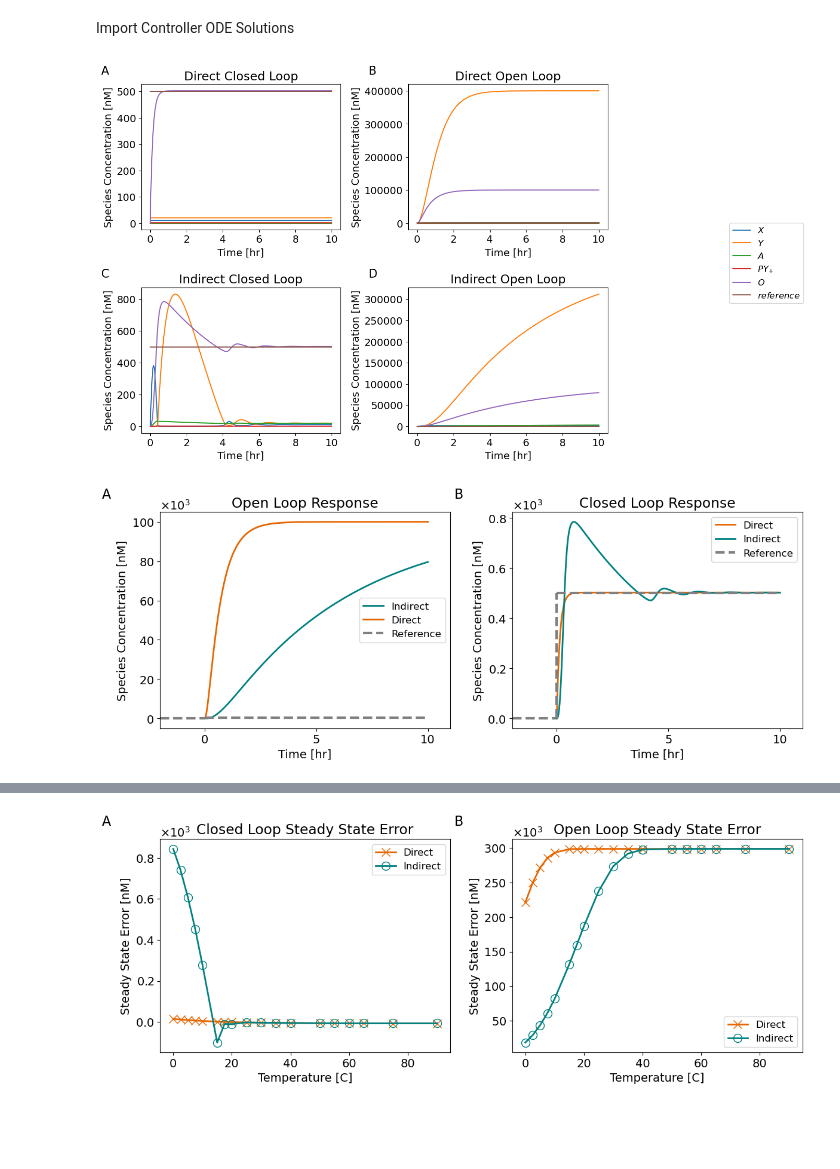
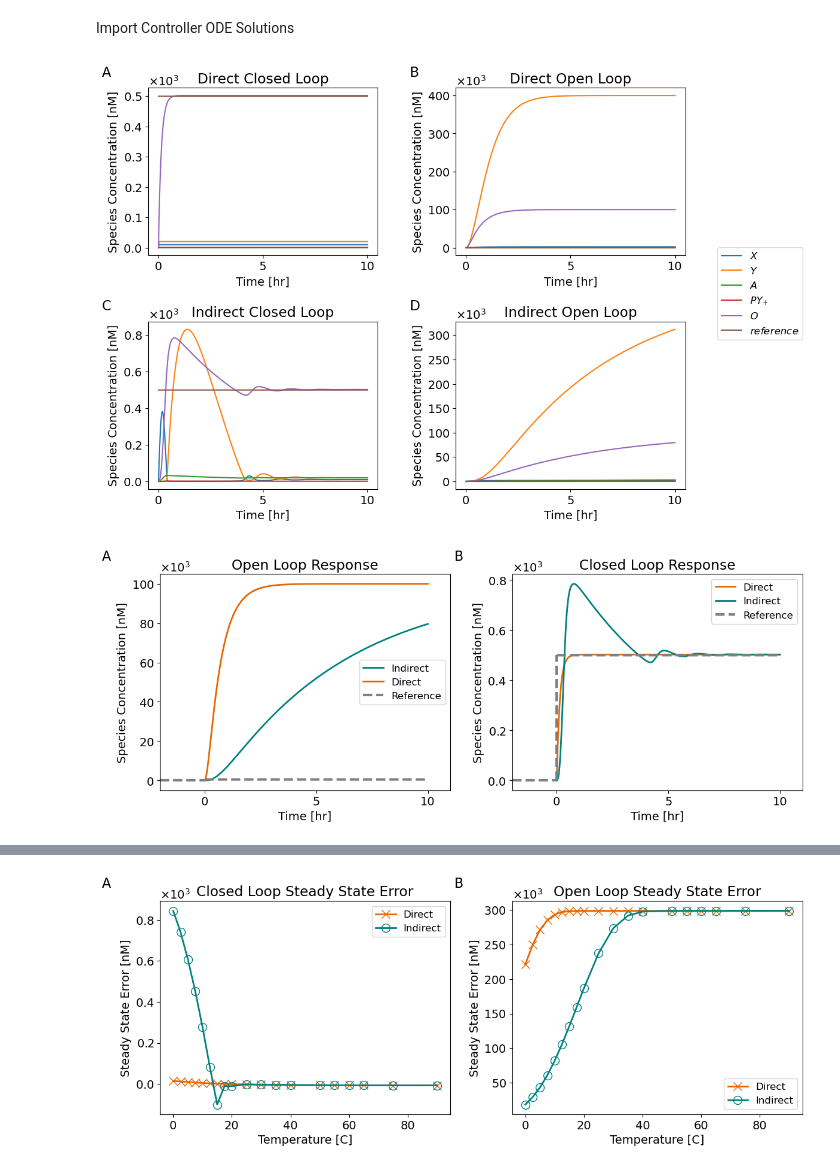
Before and after one commit to spackman/sysbio_RNA_controllers, a Jupyter notebook: analysis.ipynb, the cells around one changed output, grey strips where cells are left out. Saved outputs shown, nothing was run; the diff lists cells and outputs as text; code cells hidden in the pictures; blank space fills up the shorter version.

```diff
--- a/analysis.ipynb
+++ b/analysis.ipynb
@@ -187,7 +187,7 @@ PARAMS = {
     "PY_plus_init": 0,
     "O_init": 0,
     "t_end": 36000,
-    "t_steps": int(1E3),
+    "t_steps": int(1E6),
     }
 
 fig, axs = plt.subplots(2,2, figsize=(12,8))
@@ -206,6 +206,13 @@ handles, labels = axs[0,0].get_legend_handles_labels()
 add_subplot_labels(axs)
 fig.legend(handles, labels, loc='center left', bbox_to_anchor=(0.87, 0.5), fontsize=12)
 fig.tight_layout(rect=[0, 0, 0.85, 1])
+for ax_row in axs:
+    for ax in ax_row:
+        formatter = ScalarFormatter(useMathText=True)
+        formatter.set_powerlimits((3, 3))  # Force scientific notation at 10^3
+        ax.yaxis.set_major_formatter(formatter)
+        ax.ticklabel_format(axis='y', style='sci', scilimits=(3, 3))
+        ax.xaxis.set_major_locator(MultipleLocator(5))
 fig.show()
 fig.savefig("plots/full_ode_solutions.png", dpi=600)
 
@@ -302,36 +309,48 @@ fig.savefig("plots/figure2_reproduction.png", dpi=600)
 # =========================================
 # Temperature Dependence
 # =========================================
 
 # ==========
 # NOTE: all plots in this section use initial conditions defined in the plot_temp_dependence function
 # ==========
 
 fig, axs = plt.subplots(1,2, figsize=(12,5))
-temperatures = [0, 2.5, 5, 7.5, 10, 15, 17.5, 20, 25, 30, 35, 40, 50, 55, 60, 65, 75, 90]
-temp_params = PARAMS
+temperatures = [0, 2.5, 5, 7.5, 10, 12.5, 15, 17.5, 20, 25, 30, 35, 40, 50, 55, 60, 65, 75, 90]
+temp_params = {
+    "temperature": 25,
+    "PX": 10,
+    "PY": 20,
+    "X_init": 0,
+    "Y_init": 0,
+    "A_init": 0,
+    "PY_plus_init": 0,
+    "O_init": 0,
+    "t_end": 36000,
+    "t_steps": int(1E6),
+    }
+
 fig, axs[0] = plot_temp_dependence(axs[0], temperatures, temp_params, dcl_solution, label="Direct")
 fig, axs[0] = plot_temp_dependence(axs[0], temperatures, temp_params, icl_solution, label="Indirect")
 fig, axs[1] = plot_temp_dependence(axs[1], temperatures, temp_params, dol_solution, label="Direct")
 fig, axs[1] = plot_temp_dependence(axs[1], temperatures, temp_params, iol_solution, label="Indirect")
 
 for ax in axs:
     formatter = ScalarFormatter(useMathText=True)
     formatter.set_powerlimits((3, 3))  # Force scientific notation at 10^3
     ax.yaxis.set_major_formatter(formatter)
     ax.ticklabel_format(axis='y', style='sci', scilimits=(3, 3))
 
 subplot_titles = ["Closed Loop Steady State Error", "Open Loop Steady State Error"]
 for ax, title  in zip(axs.flatten(), subplot_titles):
     ax.legend(fontsize=12)
     ax.set_title(title)
 
 add_subplot_labels(axs)
 fig.tight_layout()
 fig.show()
 fig.savefig("plots/temp_dependent_sse.png", dpi=600)
 # %% [output]
-[figure, old version]
+[figure, new version]
 [figure]
 [figure]
 [figure]
```
Also changed, not shown: 1 other file.
